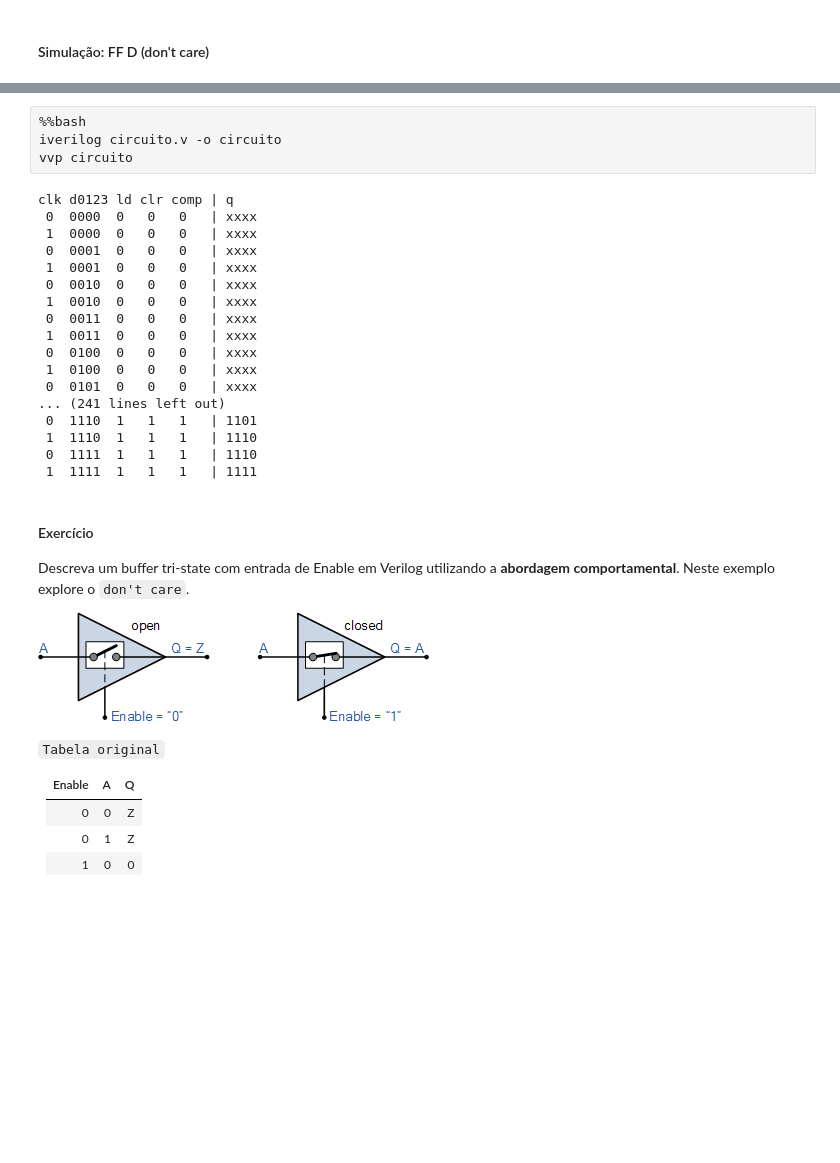
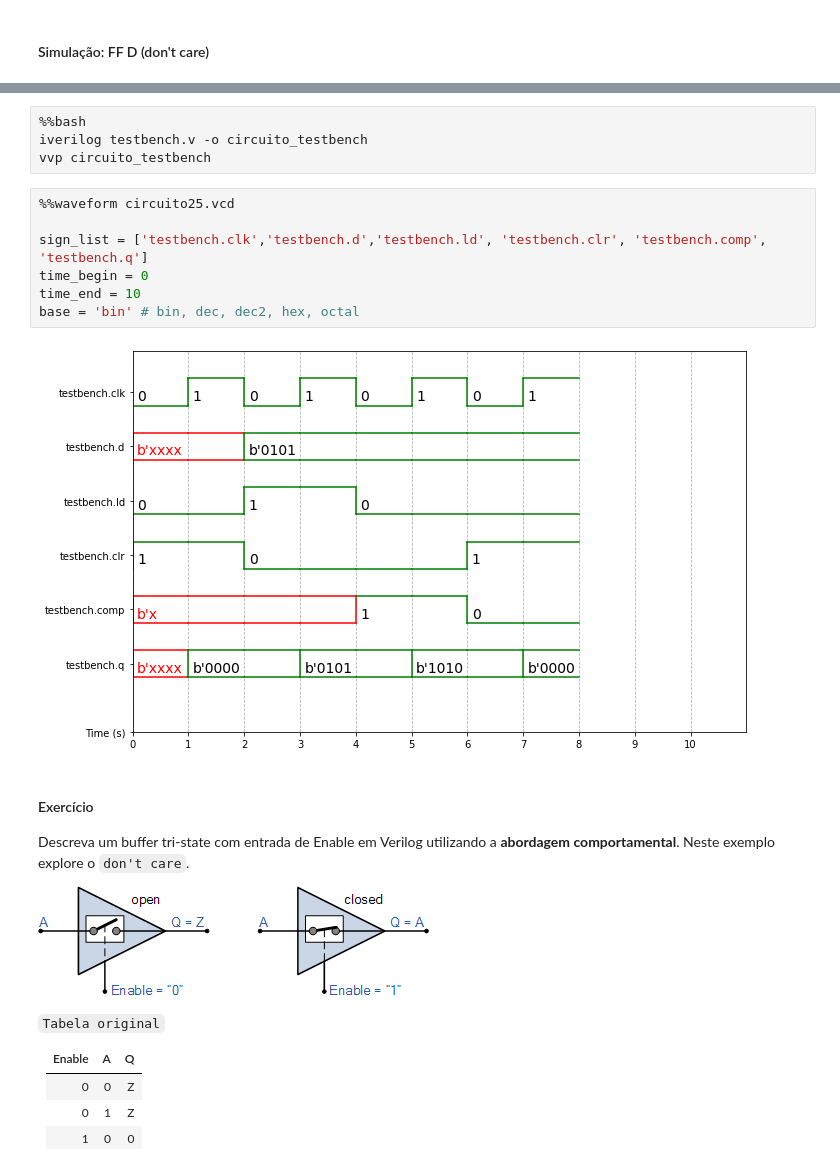
Before and after one commit to petrucior/verilog, a Jupyter notebook: verilog.ipynb, the cells around one changed output, grey strips where cells are left out. Drawn from its saved outputs; the diff is of its cells as text; blank space fills up the shorter version.

Commit message:
Updating circuit examples

```diff
--- a/verilog.ipynb
+++ b/verilog.ipynb
@@ -3406,25 +3427,16 @@ Overwriting circuito.v
 # %%
 %%bash
-iverilog circuito.v -o circuito
-vvp circuito
+iverilog testbench.v -o circuito_testbench
+vvp circuito_testbench
-# %% [output]
-clk d0123 ld clr comp | q
- 0  0000  0   0   0   | xxxx
- 1  0000  0   0   0   | xxxx
- 0  0001  0   0   0   | xxxx
- 1  0001  0   0   0   | xxxx
- 0  0010  0   0   0   | xxxx
- 1  0010  0   0   0   | xxxx
- 0  0011  0   0   0   | xxxx
- 1  0011  0   0   0   | xxxx
- 0  0100  0   0   0   | xxxx
- 1  0100  0   0   0   | xxxx
- 0  0101  0   0   0   | xxxx
-... (241 lines left out)
- 0  1110  1   1   1   | 1101
- 1  1110  1   1   1   | 1110
- 0  1111  1   1   1   | 1110
- 1  1111  1   1   1   | 1111
+# %%
+%%waveform circuito25.vcd
+
+sign_list = ['testbench.clk','testbench.d','testbench.ld', 'testbench.clr', 'testbench.comp', 'testbench.q']
+time_begin = 0
+time_end = 10
+base = 'bin' # bin, dec, dec2, hex, octal
+# %% [output]
+[figure, added]
 # %% [markdown]
 #### Exercício
 
```
Also changed, not shown: parts of 41 cells of this notebook.
